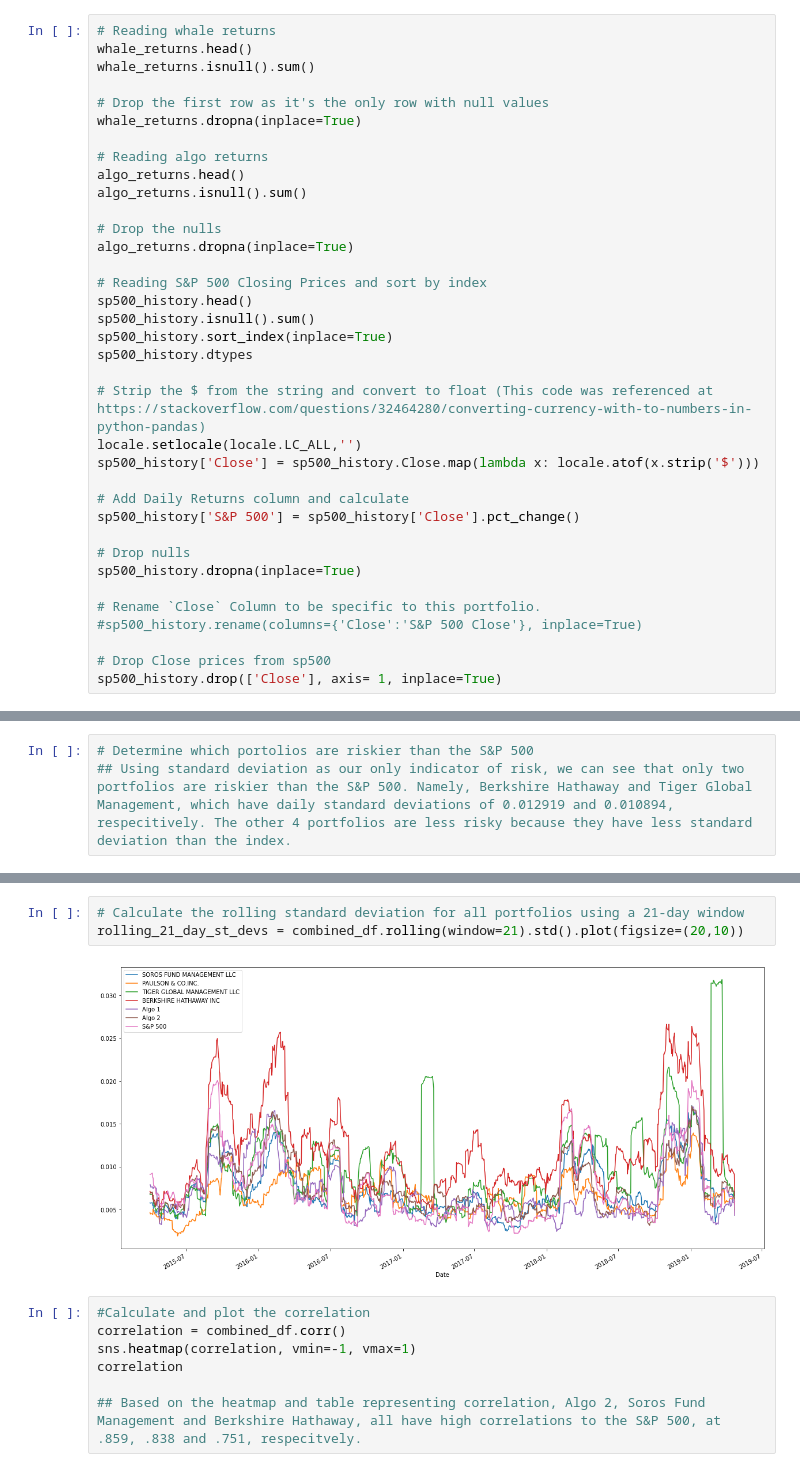
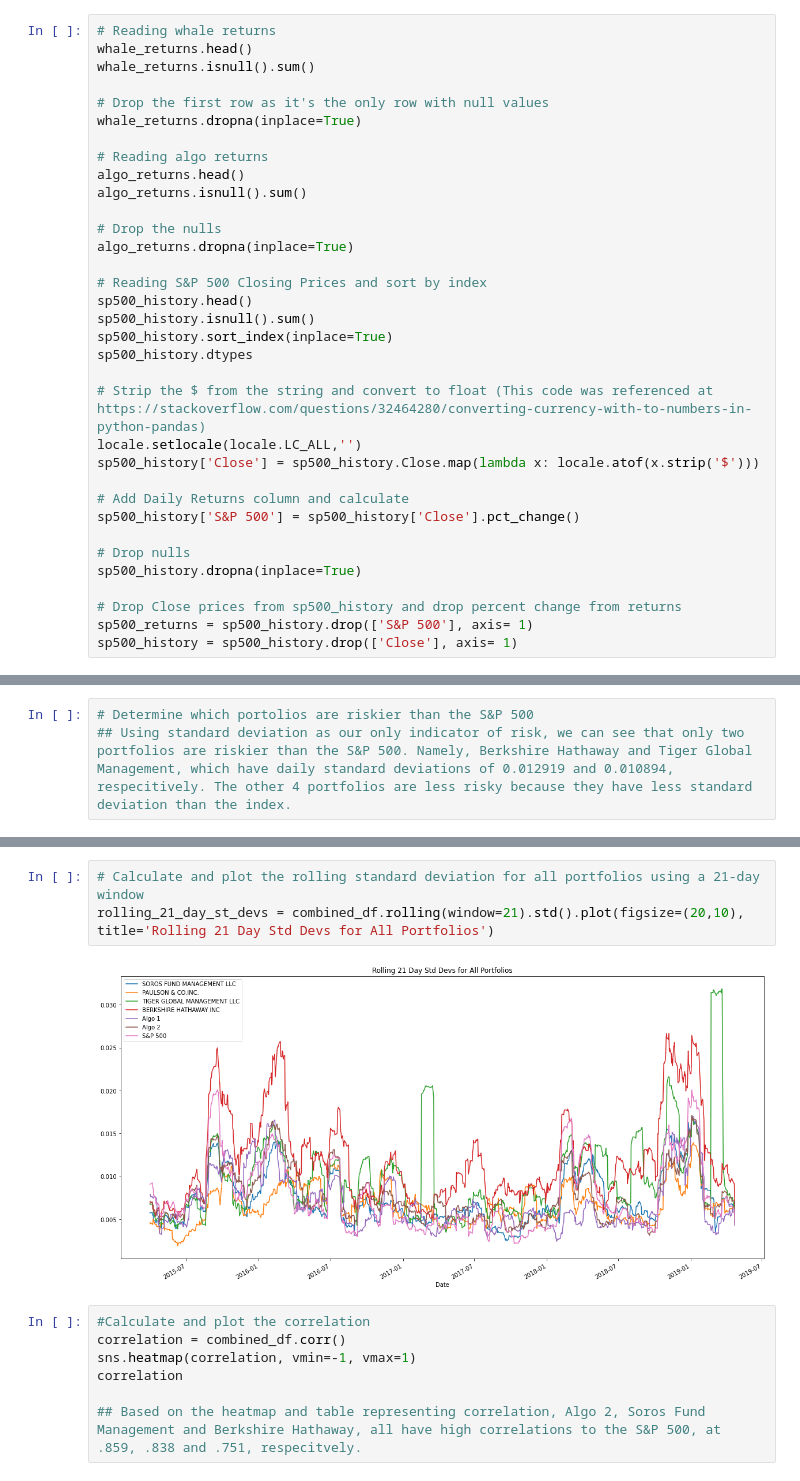
Before and after one commit to amack56/Unit4HomeworkAssignment, a Jupyter notebook: code/code.ipynb, the cells around one changed output, grey strips where cells are left out. Drawn from its saved outputs; the diff is of its cells as text.

```diff
--- a/code/code.ipynb
+++ b/code/code.ipynb
@@ -49,11 +49,9 @@ sp500_history['S&P 500'] = sp500_history['Close'].pct_change()
 # Drop nulls
 sp500_history.dropna(inplace=True)
 
-# Rename `Close` Column to be specific to this portfolio.
-#sp500_history.rename(columns={'Close':'S&P 500 Close'}, inplace=True)
-
-# Drop Close prices from sp500
-sp500_history.drop(['Close'], axis= 1, inplace=True)
+# Drop Close prices from sp500_history and drop percent change from returns
+sp500_returns = sp500_history.drop(['S&P 500'], axis= 1)
+sp500_history = sp500_history.drop(['Close'], axis= 1)
 # %%
 # Join Whale Returns, Algorithmic Returns, and the S&P 500 Returns into a single DataFrame with columns for each portfolio's returns.
 combined_df = pd.concat([whale_returns, algo_returns, sp500_history], axis='columns',join='inner')
@@ -136,8 +113,8 @@ dtype: float64
 # %%
-# Calculate the rolling standard deviation for all portfolios using a 21-day window
-rolling_21_day_st_devs = combined_df.rolling(window=21).std().plot(figsize=(20,10))
+# Calculate and plot the rolling standard deviation for all portfolios using a 21-day window
+rolling_21_day_st_devs = combined_df.rolling(window=21).std().plot(figsize=(20,10), title='Rolling 21 Day Std Devs for All Portfolios')
 # %% [output]
-[figure, old version]
+[figure, new version]
 # %%
 #Calculate and plot the correlation
 correlation = combined_df.corr()
```
Also changed, not shown: parts of 21 cells of this notebook, 2 other files.
